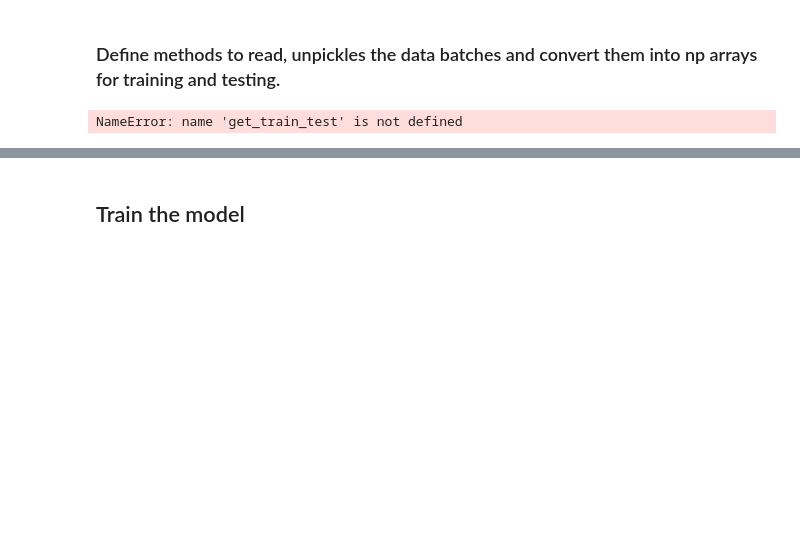
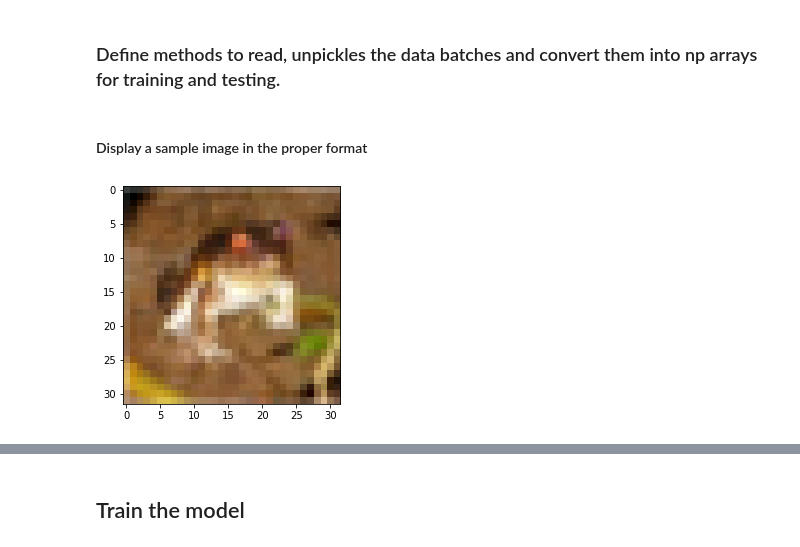
Before and after one commit to nazliensafi/COMP432-Fall2021, a Jupyter notebook: Classifier interpretability/Part3.ipynb, the cells around one changed output, grey strips where cells are left out. Cells and saved outputs as stored; diff of their text form; code cells hidden in the pictures; blank space fills up the shorter version.

```diff
--- a/Classifier interpretability/Part3.ipynb
+++ b/Classifier interpretability/Part3.ipynb
@@ -118,5 +119,12 @@ def get_train_test():
 x_train, y_train, x_test, y_test = get_train_test();
 # %%
 x_train, y_train, x_test, y_test = get_train_test()
+class_names = ['airplane', 'automobile', 'bird', 'cat', 'deer',
+               'dog', 'frog', 'horse', 'ship', 'truck']
-# %% [output]
-NameError: name 'get_train_test' is not defined
+# %% [markdown]
+#### Display a sample image in the proper format
+# %%
+plt.imshow(x_train[0].reshape((3, 32, 32)).transpose(1, 2, 0))
+plt.show()
+# %% [output]
+[figure, added]
```
Also changed, not shown: parts of 20 cells of this notebook, 7 other files.
